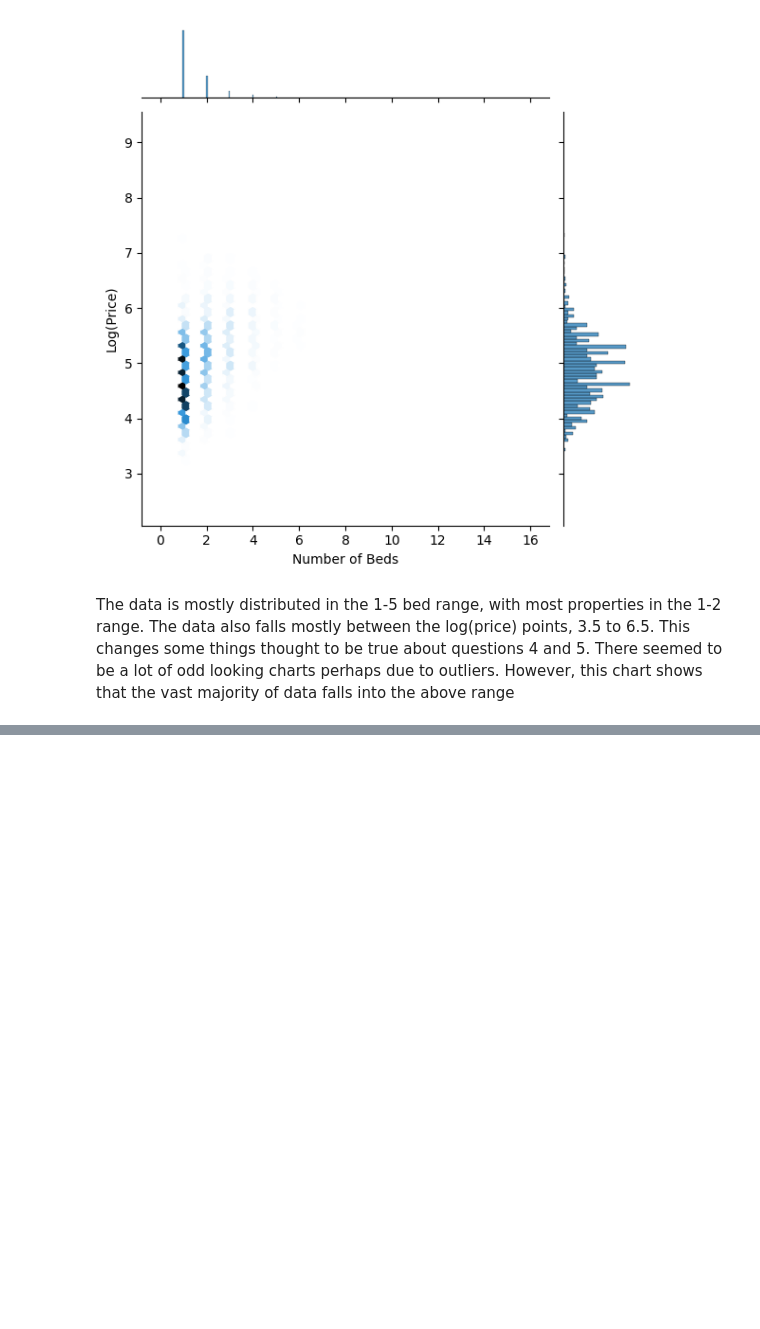
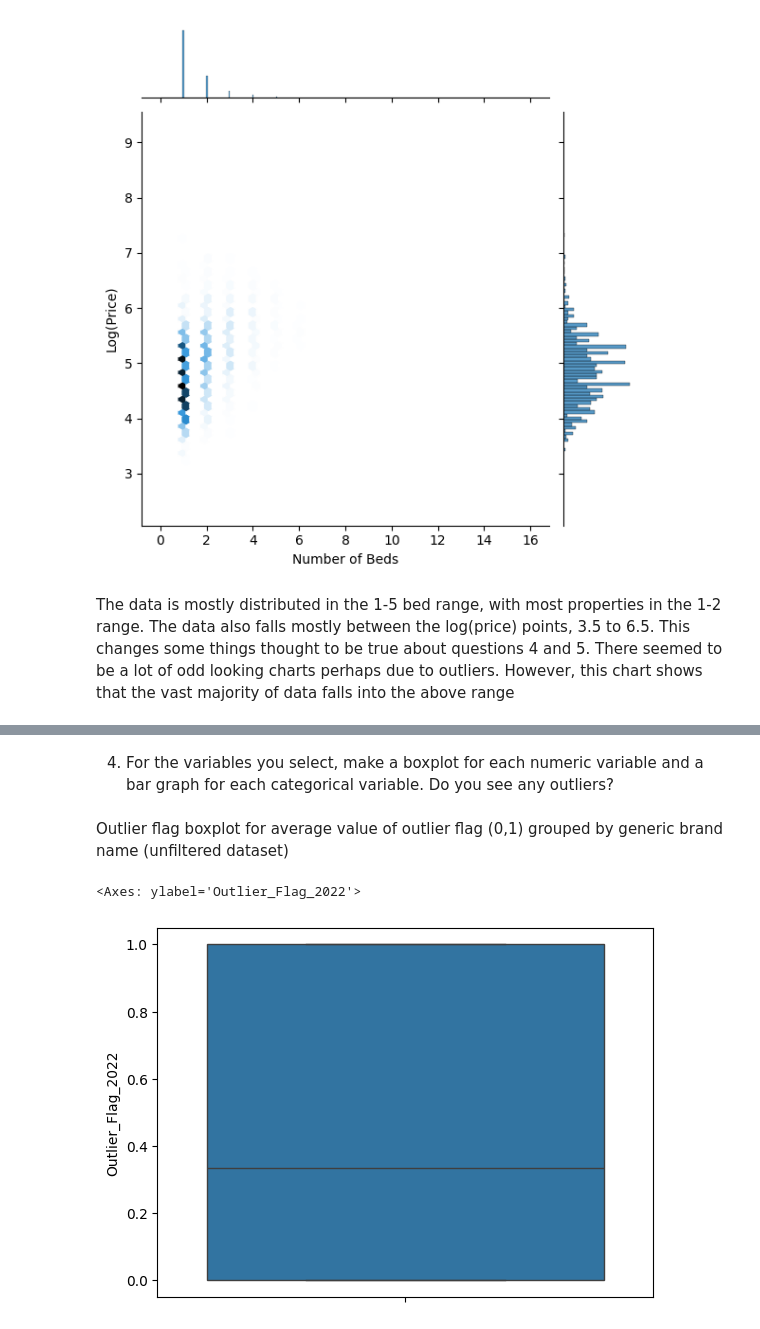
Before and after one commit to benyyeh/DS3001, a Jupyter notebook: assignments/visualization-assignment/assignment/assignment.ipynb, the cells around one changed output, grey strips where cells are left out. Drawn from its saved outputs; the diff is of its cells as text; code cells hidden in the pictures; blank space fills up the shorter version.

```diff
--- a/assignments/visualization-assignment/assignment/assignment.ipynb
+++ b/assignments/visualization-assignment/assignment/assignment.ipynb
@@ -247,0 +255,3 @@ The data is mostly distributed in the 1-5 bed range, with most properties in the
+# %%
+df = pd.read_csv('./Medicaid Spending by Drug/2022/DSD_MCD_RY24_P06_V20_D22_BGM.csv', low_memory=False)
+df.head()
@@ -247,0 +283,23 @@ The data is mostly distributed in the 1-5 bed range, with most properties in the
+# %%
+columns_2022 = ['Brnd_Name','Gnrc_Name','Tot_Mftr','Mftr_Name','Tot_Spndng_2022','Tot_Dsg_Unts_2022','Tot_Clms_2022','Avg_Spnd_Per_Dsg_Unt_Wghtd_2022','Avg_Spnd_Per_Clm_2022',
+                'Outlier_Flag_2022','Chg_Avg_Spnd_Per_Dsg_Unt_21_22','CAGR_Avg_Spnd_Per_Dsg_Unt_18_22']
+
+df_m = df[columns_2022]
+
+columns_to_keep = ['Gnrc_Name', 'Tot_Mftr', 'Tot_Spndng_2022', 'Tot_Dsg_Unts_2022', 'Tot_Clms_2022',
+                   'Avg_Spnd_Per_Dsg_Unt_Wghtd_2022', 'Avg_Spnd_Per_Clm_2022', 'Outlier_Flag_2022',
+                   'Chg_Avg_Spnd_Per_Dsg_Unt_21_22', 'CAGR_Avg_Spnd_Per_Dsg_Unt_18_22']
+
+df_combined = df.groupby('Gnrc_Name').agg({
+    'Tot_Spndng_2022': 'sum',
+    'Tot_Dsg_Unts_2022': 'sum',
+    'Tot_Clms_2022': 'sum',
+    'Avg_Spnd_Per_Dsg_Unt_Wghtd_2022': 'mean',
+    'Avg_Spnd_Per_Clm_2022': 'mean',
+    'Outlier_Flag_2022': 'mean',
+    'Chg_Avg_Spnd_Per_Dsg_Unt_21_22': 'mean',
+    'CAGR_Avg_Spnd_Per_Dsg_Unt_18_22': 'mean'
+}).reset_index()
+
+
+df_combined.head()
@@ -247,0 +344,9 @@ The data is mostly distributed in the 1-5 bed range, with most properties in the
+# %% [markdown]
+4. For the variables you select, make a boxplot for each numeric variable and a bar graph for each categorical variable. Do you see any outliers?
+# %% [markdown]
+Outlier flag boxplot for average value of outlier flag (0,1) grouped by generic brand name (unfiltered dataset)
+# %%
+sns.boxplot(df_combined['Outlier_Flag_2022'])
+# %% [output]
+<Axes: ylabel='Outlier_Flag_2022'>
+[figure, added]
```
Also changed, not shown: parts of 30 cells of this notebook, 2 other files.
